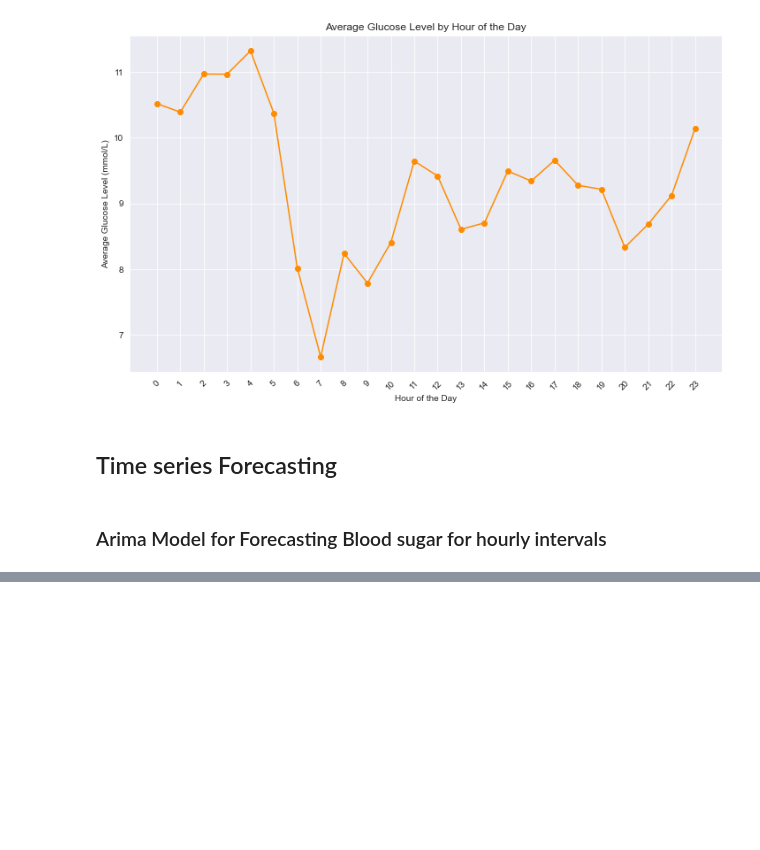
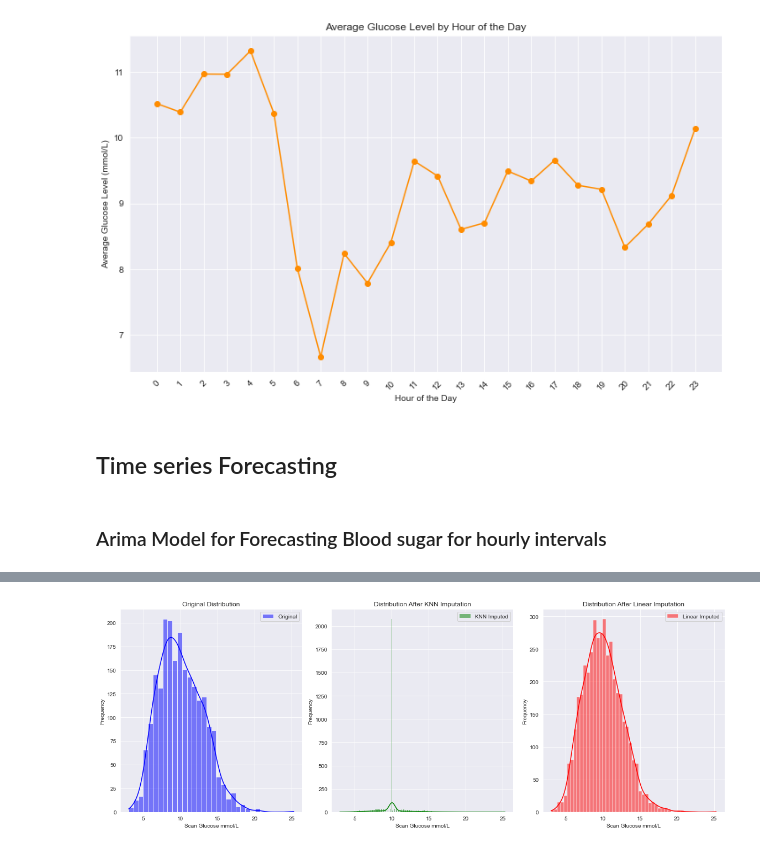
Before and after one commit to aduale04/CGM-Data-Analysis, a Jupyter notebook: CGM_Time_Series_Analysis.ipynb, the cells around one changed output, grey strips where cells are left out. Saved outputs shown, nothing was run; the diff lists cells and outputs as text; code cells hidden in the pictures; blank space fills up the shorter version.

```diff
--- a/CGM_Time_Series_Analysis.ipynb
+++ b/CGM_Time_Series_Analysis.ipynb
@@ -298,0 +355,30 @@ print(Hourly_avg['Scan Glucose mmol/L'].isna().sum())
+# %%
+# Plotting the distribution before imputation
+plt.figure(figsize=(16, 6))
+plt.subplot(1, 3, 1) # 1 row, 3 columns, 1st subplot
+sns.histplot(hourly_avg['Scan Glucose mmol/L'].dropna(), kde=True, color="blue", label="Original")
+plt.title('Original Distribution')
+plt.xlabel('Scan Glucose mmol/L')
+plt.ylabel('Frequency')
+plt.legend()
+
+# Plotting the distribution after KNN imputation
+plt.subplot(1, 3, 2) # 1 row, 3 columns, 2nd subplot
+sns.histplot(df_imputed_knn['Scan Glucose mmol/L'], kde=True, color="green", label="KNN Imputed")
+plt.title('Distribution After KNN Imputation')
+plt.xlabel('Scan Glucose mmol/L')
+plt.ylabel('Frequency')
+plt.legend()
+
+# Plotting the distribution after linear imputation
+plt.subplot(1, 3, 3) # 1 row, 3 columns, 3rd subplot
+sns.histplot(df_imputed_linear['Scan Glucose mmol/L'], kde=True, color="red", label="Linear Imputed")
+plt.title('Distribution After Linear Imputation')
+plt.xlabel('Scan Glucose mmol/L')
+plt.ylabel('Frequency')
+plt.legend()
+
+plt.tight_layout() # Adjusts subplot params so that subplots are nicely fit in the figure area.
+plt.show()
+# %% [output]
+[figure, added]
```
Also changed, not shown: parts of 15 cells of this notebook.
